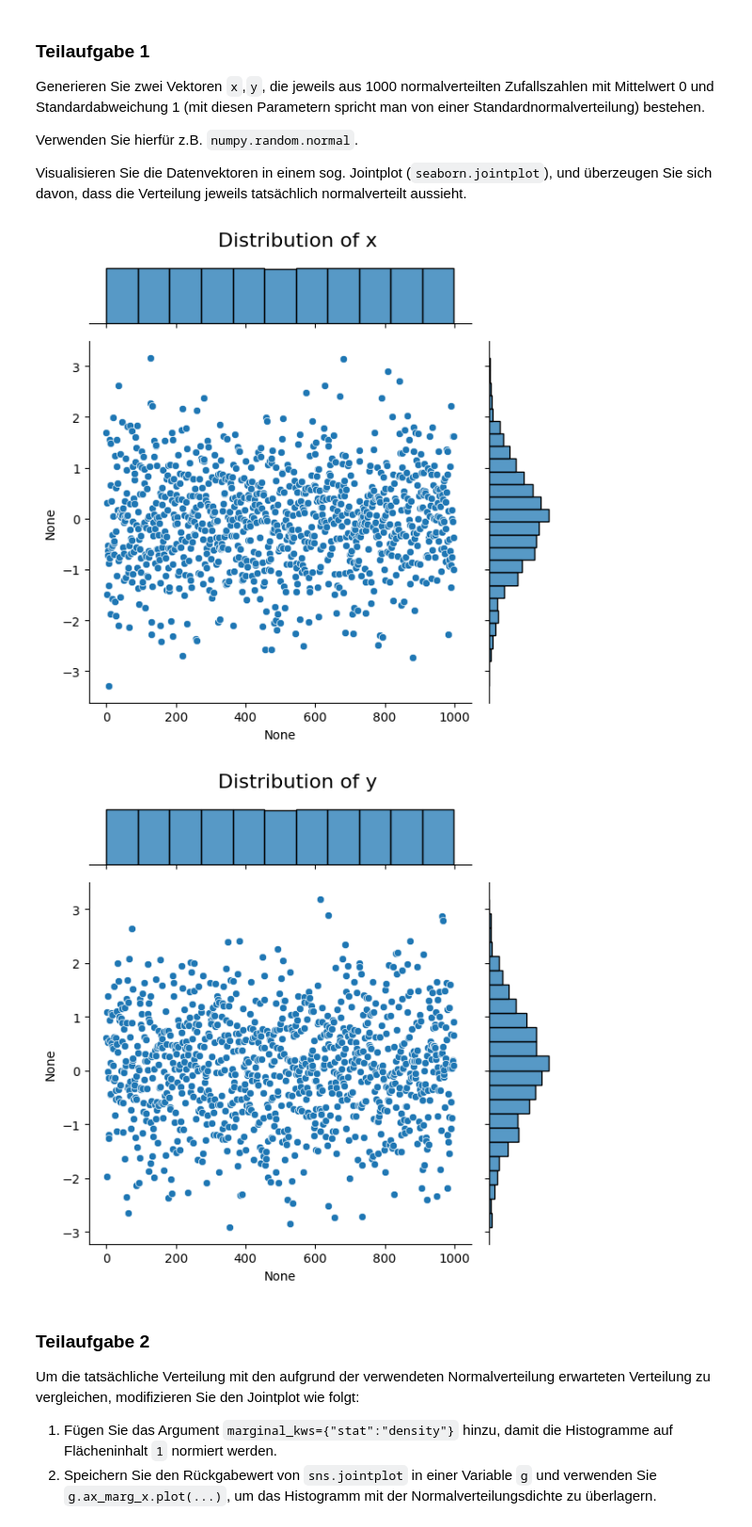
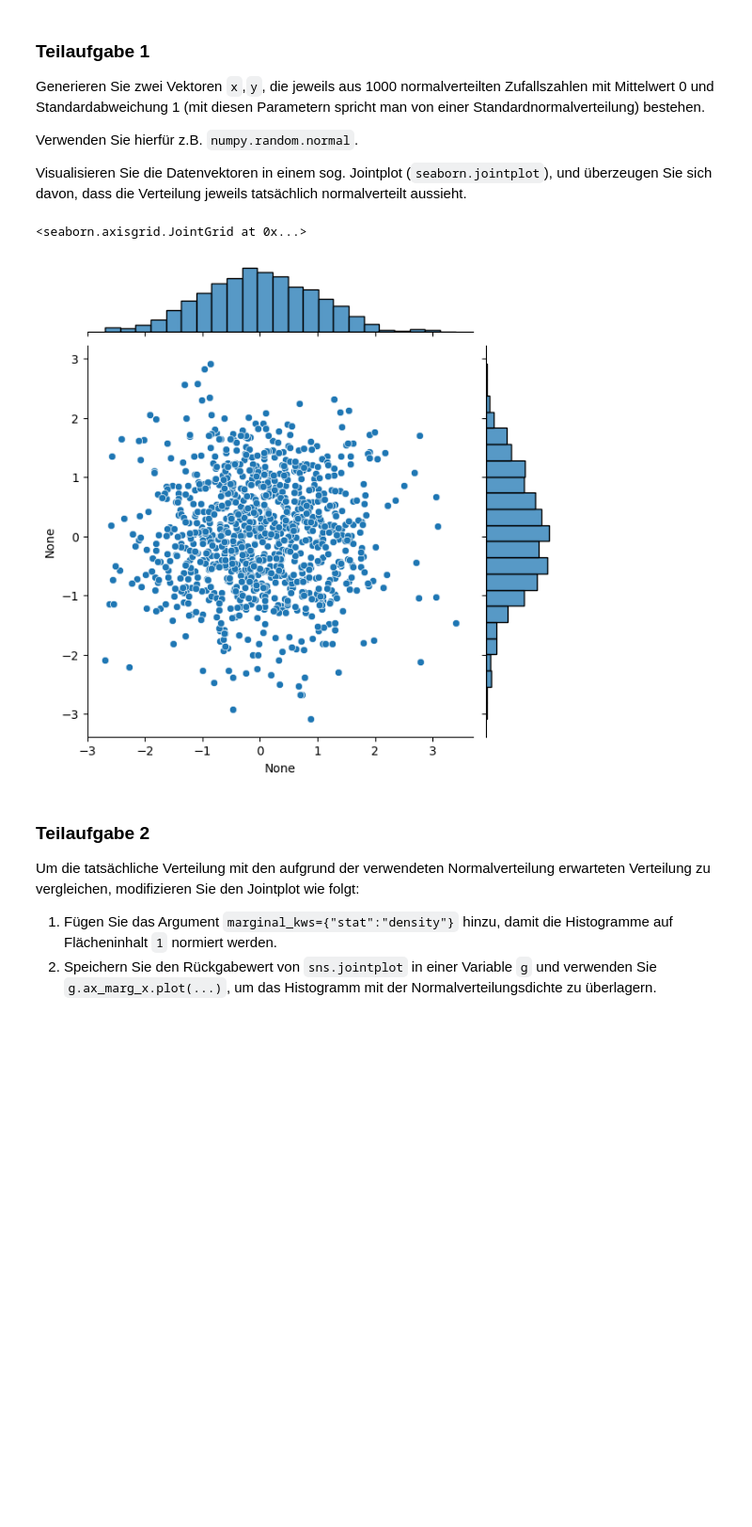
Before and after one commit to MartinElsaesser/data-science, a Jupyter notebook: exercises/exercise14/exercise14.ipynb, the cells around one changed output. Shown at 94% size. Cells and saved outputs as stored; diff of their text form; code cells hidden in the pictures; blank space fills up the shorter version.

```diff
--- a/exercises/exercise14/exercise14.ipynb
+++ b/exercises/exercise14/exercise14.ipynb
@@ -8,21 +8,22 @@ Visualisieren Sie die Datenvektoren in einem sog. Jointplot (`seaborn.jointplot`
 # %%
 import numpy as np
 import matplotlib.pyplot as plt
 import seaborn as sns
 
 x = np.random.normal(loc=0, scale=1, size=1000)
 y = np.random.normal(loc=0, scale=1, size=1000)
 
-sns.jointplot(x)
-plt.gcf().suptitle('Distribution of x', fontsize=16)
-plt.gcf().tight_layout()
+sns.jointplot(x=x, y=y)
 
-sns.jointplot(y)
-plt.gcf().suptitle('Distribution of y', fontsize=16)
-plt.gcf().tight_layout()
+# Eine Verteilung (z.B. Normalverteilung) beschreibt die theoretische Verteilung der Daten in möglichen Wertebereichen (z.B.: RR).
+# (Tatsächliche Beobachtungen nennt man auch Realisierungen.)
+# Verteilungen kann man (wenn sie auf RR leben, nicht auf ab abzählbaren Werten) beschreiben durch eine Dichte:
+
+# P(X in [s,t]) = int_s^t f(x) du
+# ^ Zufallszahl
 # %% [output]
+<seaborn.axisgrid.JointGrid at 0x...>
-[figure, old version]
+[figure, new version]
-[figure, removed]
 # %% [markdown]
 ### Teilaufgabe 2
 Um die tatsächliche Verteilung mit den aufgrund der verwendeten Normalverteilung erwarteten Verteilung zu vergleichen, modifizieren Sie den Jointplot wie folgt:
```
Also changed, not shown: parts of 2 cells of this notebook.
